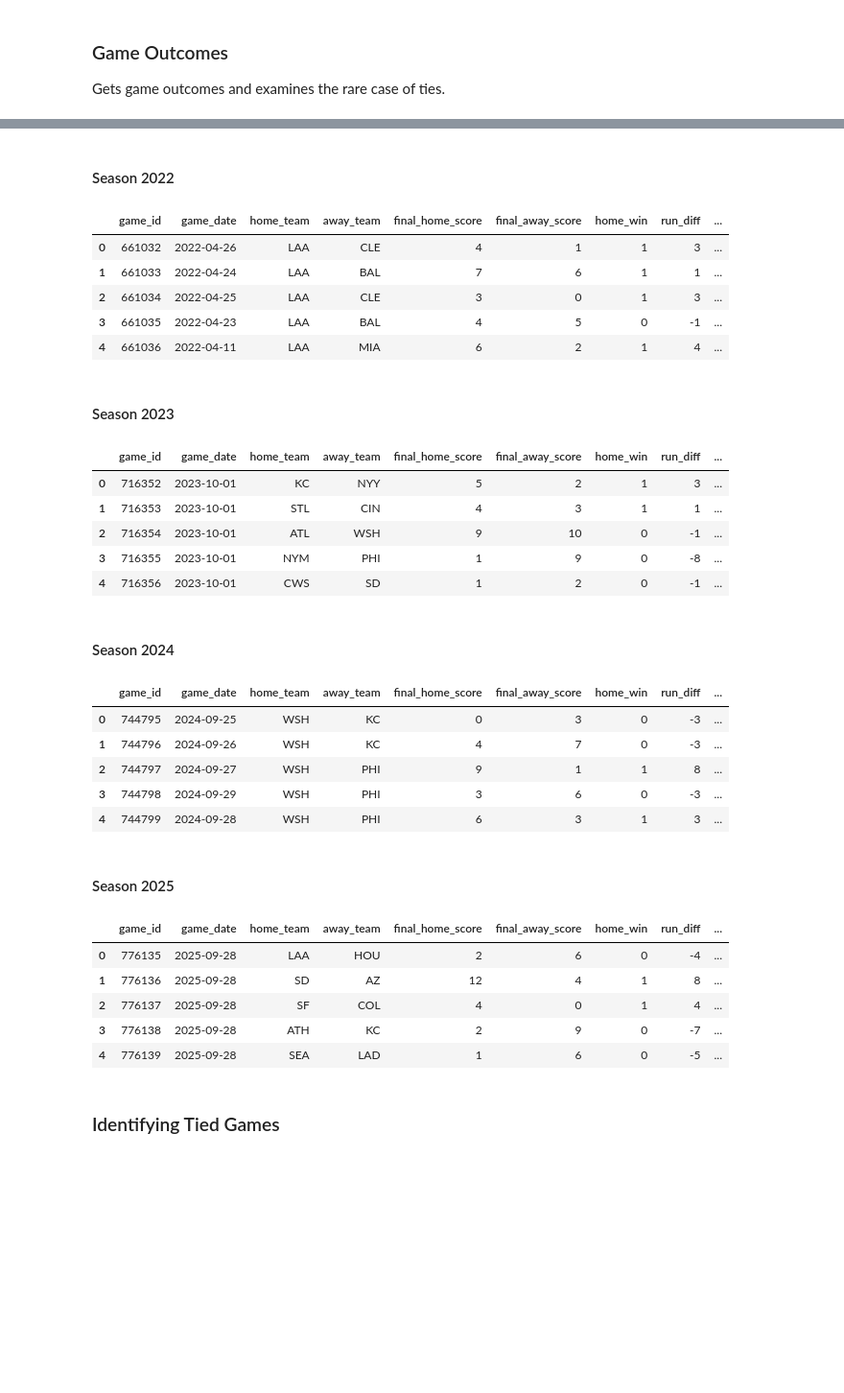
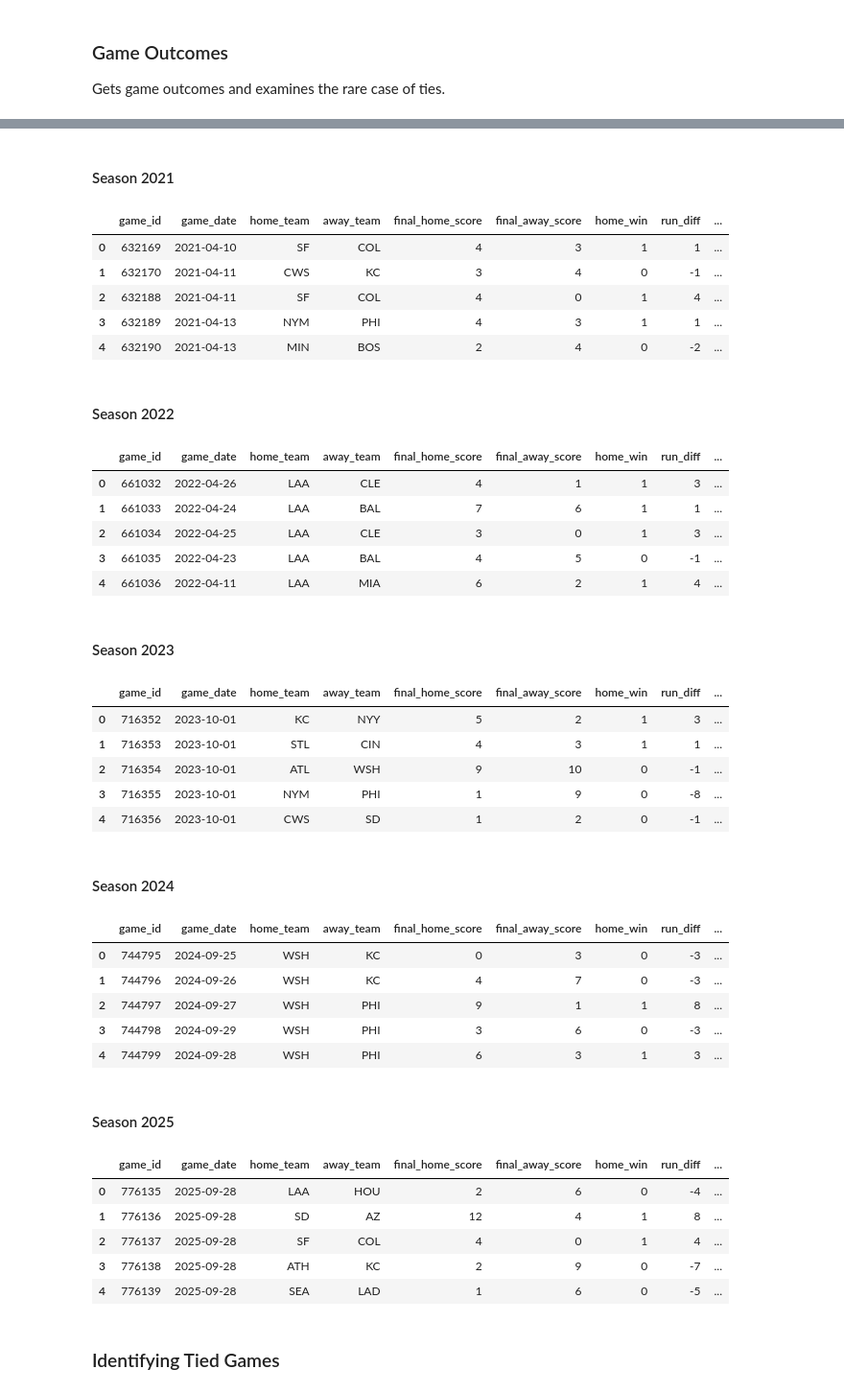
Before and after one commit to Sam-Gartenstein/mlb-win-prediction, a Jupyter notebook: Game Preprocessing.ipynb, the cells around one changed output, grey strips where cells are left out. Shown at 96% size. Saved outputs shown, nothing was run; the diff lists cells and outputs as text; code cells hidden in the pictures; blank space fills up the shorter version.

```diff
--- a/Game Preprocessing.ipynb
+++ b/Game Preprocessing.ipynb
@@ -401,39 +402,47 @@ for y in range(2022, 2026):
 2024: 2,429 games | ties: 0 | missing finals: 0 | bad games total: 0
 2025: 2,430 games | ties: 0 | missing finals: 0 | bad games total: 0
 # %%
+display(HTML("<h4>Season 2021</h4>")); display(game_outcomes_2021.head(5))
 display(HTML("<h4>Season 2022</h4>")); display(game_outcomes_2022.head(5))
 display(HTML("<h4>Season 2023</h4>")); display(game_outcomes_2023.head(5))
 display(HTML("<h4>Season 2024</h4>")); display(game_outcomes_2024.head(5))
 display(HTML("<h4>Season 2025</h4>")); display(game_outcomes_2025.head(5))
 # %% [output]
-Season 2022
+Season 2021
 |  | game_id | game_date | home_team | away_team | final_home_score | final_away_score | home_win | run_diff | ... |
-| 0 | 661032 | 2022-04-26 | LAA | CLE | 4 | 1 | 1 | 3 | ... |
-| 1 | 661033 | 2022-04-24 | LAA | BAL | 7 | 6 | 1 | 1 | ... |
-| 2 | 661034 | 2022-04-25 | LAA | CLE | 3 | 0 | 1 | 3 | ... |
-| 3 | 661035 | 2022-04-23 | LAA | BAL | 4 | 5 | 0 | -1 | ... |
-| 4 | 661036 | 2022-04-11 | LAA | MIA | 6 | 2 | 1 | 4 | ... |
+| 0 | 632169 | 2021-04-10 | SF | COL | 4 | 3 | 1 | 1 | ... |
+| 1 | 632170 | 2021-04-11 | CWS | KC | 3 | 4 | 0 | -1 | ... |
+| 2 | 632188 | 2021-04-11 | SF | COL | 4 | 0 | 1 | 4 | ... |
+| 3 | 632189 | 2021-04-13 | NYM | PHI | 4 | 3 | 1 | 1 | ... |
+| 4 | 632190 | 2021-04-13 | MIN | BOS | 2 | 4 | 0 | -2 | ... |
-Season 2023
+Season 2022
 |  | game_id | game_date | home_team | away_team | final_home_score | final_away_score | home_win | run_diff | ... |
-| 0 | 716352 | 2023-10-01 | KC | NYY | 5 | 2 | 1 | 3 | ... |
-| 1 | 716353 | 2023-10-01 | STL | CIN | 4 | 3 | 1 | 1 | ... |
-| 2 | 716354 | 2023-10-01 | ATL | WSH | 9 | 10 | 0 | -1 | ... |
-| 3 | 716355 | 2023-10-01 | NYM | PHI | 1 | 9 | 0 | -8 | ... |
-| 4 | 716356 | 2023-10-01 | CWS | SD | 1 | 2 | 0 | -1 | ... |
+| 0 | 661032 | 2022-04-26 | LAA | CLE | 4 | 1 | 1 | 3 | ... |
+| 1 | 661033 | 2022-04-24 | LAA | BAL | 7 | 6 | 1 | 1 | ... |
+| 2 | 661034 | 2022-04-25 | LAA | CLE | 3 | 0 | 1 | 3 | ... |
+| 3 | 661035 | 2022-04-23 | LAA | BAL | 4 | 5 | 0 | -1 | ... |
+| 4 | 661036 | 2022-04-11 | LAA | MIA | 6 | 2 | 1 | 4 | ... |
-Season 2024
+Season 2023
 |  | game_id | game_date | home_team | away_team | final_home_score | final_away_score | home_win | run_diff | ... |
-| 0 | 744795 | 2024-09-25 | WSH | KC | 0 | 3 | 0 | -3 | ... |
-| 1 | 744796 | 2024-09-26 | WSH | KC | 4 | 7 | 0 | -3 | ... |
-| 2 | 744797 | 2024-09-27 | WSH | PHI | 9 | 1 | 1 | 8 | ... |
-| 3 | 744798 | 2024-09-29 | WSH | PHI | 3 | 6 | 0 | -3 | ... |
-| 4 | 744799 | 2024-09-28 | WSH | PHI | 6 | 3 | 1 | 3 | ... |
+| 0 | 716352 | 2023-10-01 | KC | NYY | 5 | 2 | 1 | 3 | ... |
+| 1 | 716353 | 2023-10-01 | STL | CIN | 4 | 3 | 1 | 1 | ... |
+| 2 | 716354 | 2023-10-01 | ATL | WSH | 9 | 10 | 0 | -1 | ... |
+| 3 | 716355 | 2023-10-01 | NYM | PHI | 1 | 9 | 0 | -8 | ... |
+| 4 | 716356 | 2023-10-01 | CWS | SD | 1 | 2 | 0 | -1 | ... |
-Season 2025
+Season 2024
 |  | game_id | game_date | home_team | away_team | final_home_score | final_away_score | home_win | run_diff | ... |
-| 0 | 776135 | 2025-09-28 | LAA | HOU | 2 | 6 | 0 | -4 | ... |
-| 1 | 776136 | 2025-09-28 | SD | AZ | 12 | 4 | 1 | 8 | ... |
-| 2 | 776137 | 2025-09-28 | SF | COL | 4 | 0 | 1 | 4 | ... |
-| 3 | 776138 | 2025-09-28 | ATH | KC | 2 | 9 | 0 | -7 | ... |
-| 4 | 776139 | 2025-09-28 | SEA | LAD | 1 | 6 | 0 | -5 | ... |
+| 0 | 744795 | 2024-09-25 | WSH | KC | 0 | 3 | 0 | -3 | ... |
+| 1 | 744796 | 2024-09-26 | WSH | KC | 4 | 7 | 0 | -3 | ... |
+| 2 | 744797 | 2024-09-27 | WSH | PHI | 9 | 1 | 1 | 8 | ... |
+| 3 | 744798 | 2024-09-29 | WSH | PHI | 3 | 6 | 0 | -3 | ... |
+| 4 | 744799 | 2024-09-28 | WSH | PHI | 6 | 3 | 1 | 3 | ... |
+Season 2025
+|  | game_id | game_date | home_team | away_team | final_home_score | final_away_score | home_win | run_diff | ... |
+| 0 | 776135 | 2025-09-28 | LAA | HOU | 2 | 6 | 0 | -4 | ... |
+| 1 | 776136 | 2025-09-28 | SD | AZ | 12 | 4 | 1 | 8 | ... |
+| 2 | 776137 | 2025-09-28 | SF | COL | 4 | 0 | 1 | 4 | ... |
+| 3 | 776138 | 2025-09-28 | ATH | KC | 2 | 9 | 0 | -7 | ... |
+| 4 | 776139 | 2025-09-28 | SEA | LAD | 1 | 6 | 0 | -5 | ... |
 # %% [markdown]
 ### Identifying Tied Games
 # %%
```
Also changed, not shown: parts of 20 cells of this notebook.
